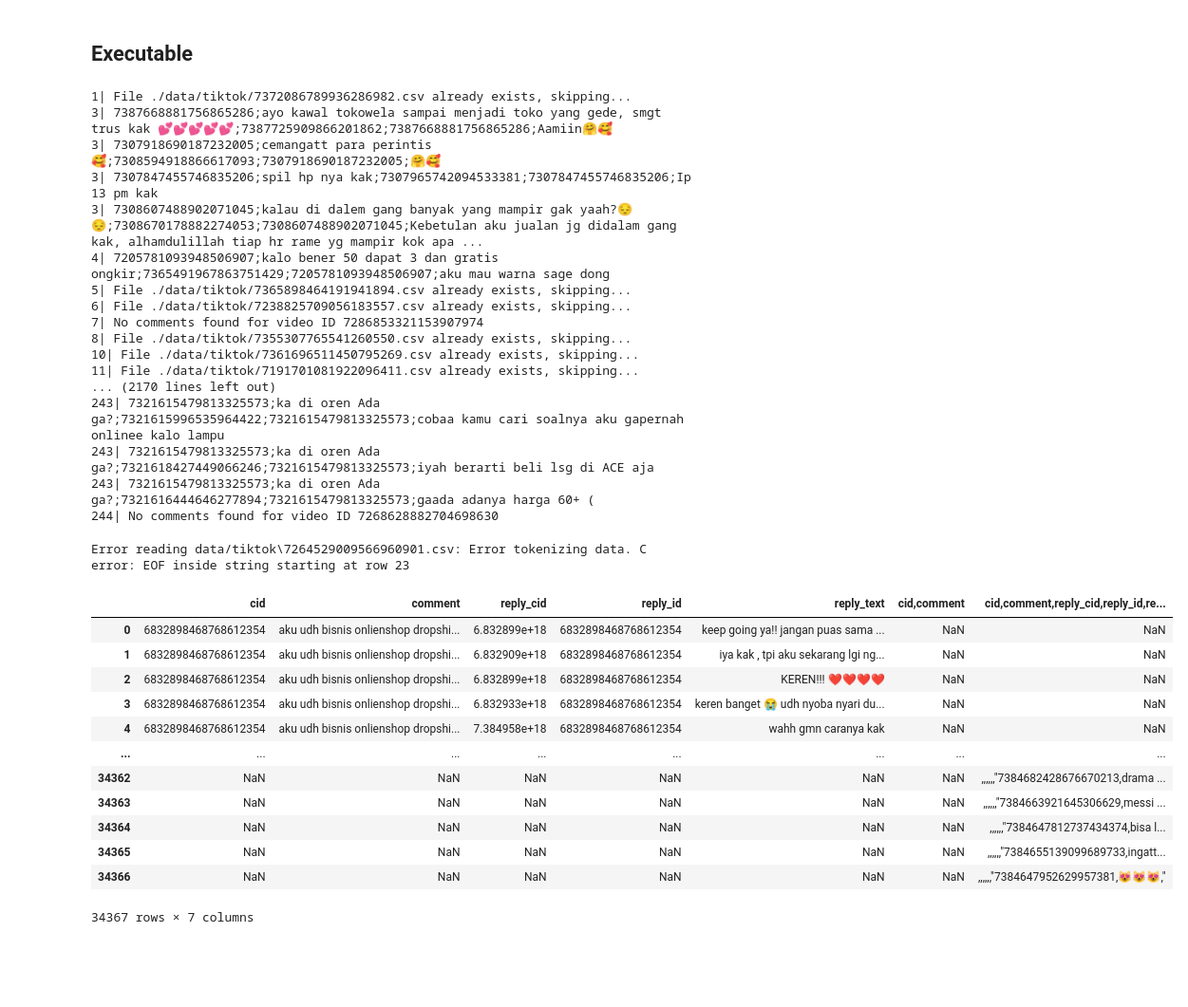
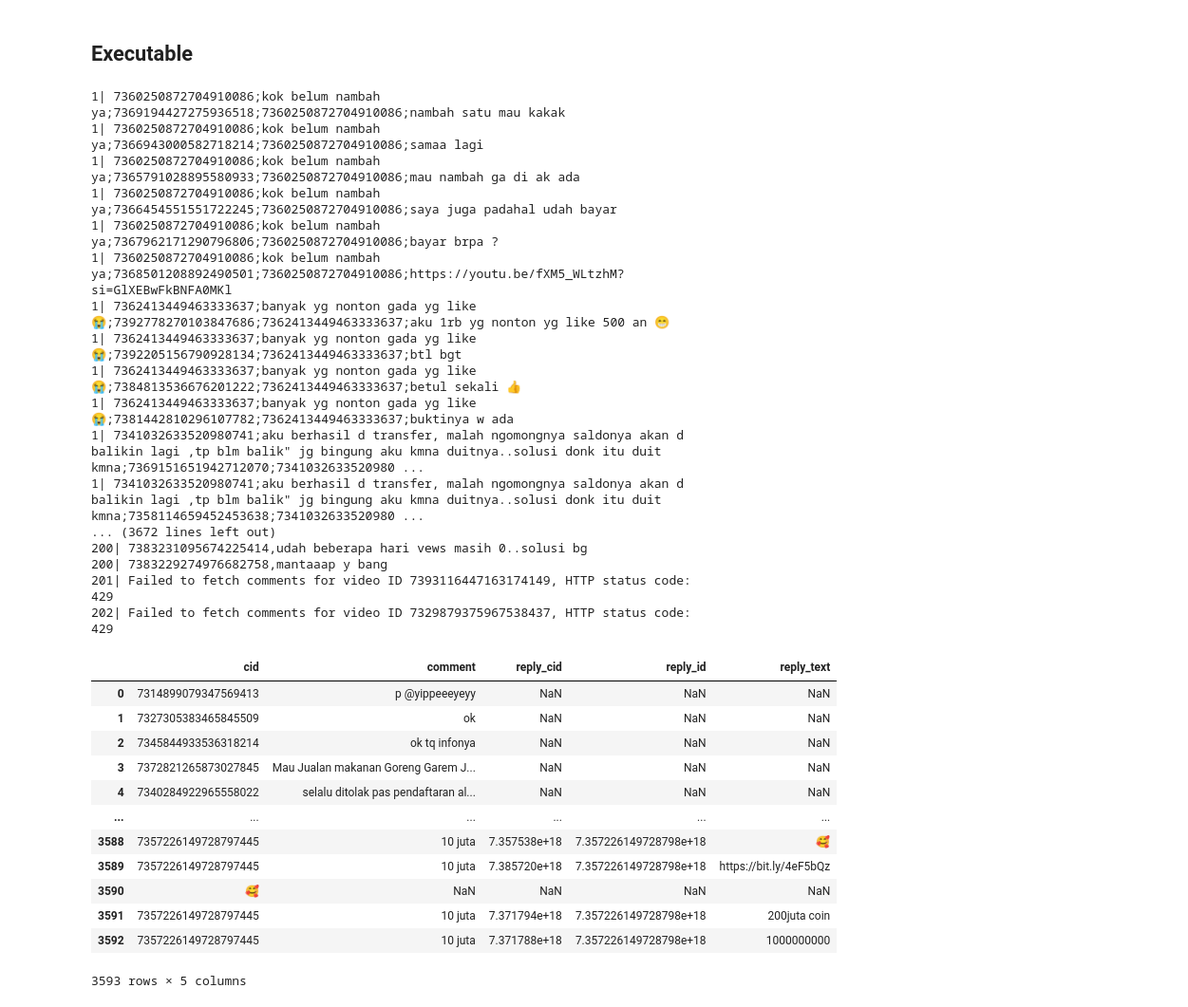
Before and after one commit to Rizukaf-id/Scrape-X-TikTok, a Jupyter notebook: titokapi.ipynb, the cells around one changed output. Shown at 95% size. Saved outputs shown, nothing was run; the diff lists cells and outputs as text; code cells hidden in the pictures; blank space fills up the shorter version.

Commit message:
batch 5 tiktok

```diff
--- a/titokapi.ipynb
+++ b/titokapi.ipynb
@@ -223,7 +223,7 @@ headers = {
 n = 0
 for id in video_id:
     n += 1
-    file_path = f'./data/tiktok/{id}.csv'
+    file_path = f'./data/tiktok/batch_5/{id}.csv'
 
     if not os.path.exists(file_path):
         querystring_comment = {"videoId": f"{id}", "count": "2000", "cursor": "0"}
@@ -257,26 +257,26 @@ for id in video_id:
     else:
         print(f"{n}| File {file_path} already exists, skipping...")
 # %% [output]
-1| File ./data/tiktok/7372086789936286982.csv already exists, skipping...
-3| 7387668881756865286;ayo kawal tokowela sampai menjadi toko yang gede, smgt trus kak 💕💕💕💕💕;7387725909866201862;7387668881756865286;Aamiin🤗🥰
-3| 7307918690187232005;cemangatt para perintis🥰;7308594918866617093;7307918690187232005;🤗🥰
-3| 7307847455746835206;spil hp nya kak;7307965742094533381;7307847455746835206;Ip 13 pm kak
-3| 7308607488902071045;kalau di dalem gang banyak yang mampir gak yaah?😔😔;7308670178882274053;7308607488902071045;Kebetulan aku jualan jg didalam gang kak, alhamdulillah tiap hr rame yg mampir kok apa ...
-4| 7205781093948506907;kalo bener 50 dapat 3 dan gratis ongkir;7365491967863751429;7205781093948506907;aku mau warna sage dong
-5| File ./data/tiktok/7365898464191941894.csv already exists, skipping...
-6| File ./data/tiktok/7238825709056183557.csv already exists, skipping...
-7| No comments found for video ID 7286853321153907974
-8| File ./data/tiktok/7355307765541260550.csv already exists, skipping...
-10| File ./data/tiktok/7361696511450795269.csv already exists, skipping...
-11| File ./data/tiktok/7191701081922096411.csv already exists, skipping...
-... (2170 lines left out)
-243| 7321615479813325573;ka di oren Ada ga?;7321615996535964422;7321615479813325573;cobaa kamu cari soalnya aku gapernah onlinee kalo lampu
-243| 7321615479813325573;ka di oren Ada ga?;7321618427449066246;7321615479813325573;iyah berarti beli lsg di ACE aja
-243| 7321615479813325573;ka di oren Ada ga?;7321616444646277894;7321615479813325573;gaada adanya harga 60+ (
-244| No comments found for video ID 7268628882704698630
+1| 7360250872704910086;kok belum nambah ya;7369194427275936518;7360250872704910086;nambah satu mau kakak
+1| 7360250872704910086;kok belum nambah ya;7366943000582718214;7360250872704910086;samaa lagi
+1| 7360250872704910086;kok belum nambah ya;7365791028895580933;7360250872704910086;mau nambah ga di ak ada
+1| 7360250872704910086;kok belum nambah ya;7366454551551722245;7360250872704910086;saya juga padahal udah bayar
+1| 7360250872704910086;kok belum nambah ya;7367962171290796806;7360250872704910086;bayar brpa ?
+1| 7360250872704910086;kok belum nambah ya;7368501208892490501;7360250872704910086;https://youtu.be/fXM5_WLtzhM?si=GlXEBwFkBNFA0MKl
+1| 7362413449463333637;banyak yg nonton gada yg like😭;7392778270103847686;7362413449463333637;aku 1rb yg nonton yg like 500 an 😁
+1| 7362413449463333637;banyak yg nonton gada yg like😭;7392205156790928134;7362413449463333637;btl bgt
+1| 7362413449463333637;banyak yg nonton gada yg like😭;7384813536676201222;7362413449463333637;betul sekali 👍
+1| 7362413449463333637;banyak yg nonton gada yg like😭;7381442810296107782;7362413449463333637;buktinya w ada
+1| 7341032633520980741;aku berhasil d transfer, malah ngomongnya saldonya akan d balikin lagi ,tp blm balik" jg bingung aku kmna duitnya..solusi donk itu duit kmna;7369151651942712070;7341032633520980 ...
+1| 7341032633520980741;aku berhasil d transfer, malah ngomongnya saldonya akan d balikin lagi ,tp blm balik" jg bingung aku kmna duitnya..solusi donk itu duit kmna;7358114659452453638;7341032633520980 ...
+... (3672 lines left out)
+200| 7383231095674225414,udah beberapa hari vews masih 0..solusi bg
+200| 7383229274976682758,mantaaap y bang
+201| Failed to fetch comments for video ID 7393116447163174149, HTTP status code: 429
+202| Failed to fetch comments for video ID 7329879375967538437, HTTP status code: 429
 # %%
 # Define the directory path
-directory_path = 'data/tiktok'
+directory_path = 'data/tiktok/batch_5'
 
 # Ensure the directory exists to avoid FileNotFoundError
 if os.path.exists(directory_path):
@@ -304,24 +304,22 @@ if os.path.exists(directory_path):
         combined_df = pd.concat(dataframes, ignore_index=True)
 
         # Optional: Save the combined dataframe to a new CSV file
-        combined_df.to_csv('data/tiktok/combined_data/new_combined_tiktok_data_batch_3.csv', index=False)
+        combined_df.to_csv('data/tiktok/combined_data/new_combined_tiktok_data_batch_5.csv', index=False)
 else:
     print(f"Directory {directory_path} does not exist.")
-# %% [output]
-Error reading data/tiktok\7264529009566960901.csv: Error tokenizing data. C error: EOF inside string starting at row 23
 # %%
-pd.read_csv('data/tiktok/combined_data/new_combined_tiktok_data_batch_3.csv')
+pd.read_csv('data/tiktok/combined_data/new_combined_tiktok_data_batch_5.csv')
 # %% [output]
-|  | cid | comment | reply_cid | reply_id | reply_text | cid,comment | cid,comment,reply_cid,reply_id,re... |
-| 0 | 6832898468768612354 | aku udh bisnis onlienshop dropshi... | 6.832899e+18 | 6832898468768612354 | keep going ya!! jangan puas sama ... | NaN | NaN |
-| 1 | 6832898468768612354 | aku udh bisnis onlienshop dropshi... | 6.832909e+18 | 6832898468768612354 | iya kak , tpi aku sekarang lgi ng... | NaN | NaN |
-| 2 | 6832898468768612354 | aku udh bisnis onlienshop dropshi... | 6.832899e+18 | 6832898468768612354 | KEREN!!! ❤️❤️❤️❤️ | NaN | NaN |
-| 3 | 6832898468768612354 | aku udh bisnis onlienshop dropshi... | 6.832933e+18 | 6832898468768612354 | keren banget 😭 udh nyoba nyari du... | NaN | NaN |
-| 4 | 6832898468768612354 | aku udh bisnis onlienshop dropshi... | 7.384958e+18 | 6832898468768612354 | wahh gmn caranya kak | NaN | NaN |
-| ... | ... | ... | ... | ... | ... | ... | ... |
-| 34362 | NaN | NaN | NaN | NaN | NaN | NaN | ,,,,,,"7384682428676670213,drama ... |
-| 34363 | NaN | NaN | NaN | NaN | NaN | NaN | ,,,,,,"7384663921645306629,messi ... |
-| 34364 | NaN | NaN | NaN | NaN | NaN | NaN | ,,,,,,"7384647812737434374,bisa l... |
-| 34365 | NaN | NaN | NaN | NaN | NaN | NaN | ,,,,,,"7384655139099689733,ingatt... |
-| 34366 | NaN | NaN | NaN | NaN | NaN | NaN | ,,,,,,"7384647952629957381,😻😻😻," |
+|  | cid | comment | reply_cid | reply_id | reply_text |
+| 0 | 7314899079347569413 | p @yippeeeyeyy | NaN | NaN | NaN |
+| 1 | 7327305383465845509 | ok | NaN | NaN | NaN |
+| 2 | 7345844933536318214 | ok tq infonya | NaN | NaN | NaN |
+| 3 | 7372821265873027845 | Mau Jualan makanan Goreng Garem J... | NaN | NaN | NaN |
+| 4 | 7340284922965558022 | selalu ditolak pas pendaftaran al... | NaN | NaN | NaN |
+| ... | ... | ... | ... | ... | ... |
+| 3588 | 7357226149728797445 | 10 juta | 7.357538e+18 | 7.357226149728798e+18 | 🥰 |
+| 3589 | 7357226149728797445 | 10 juta | 7.385720e+18 | 7.357226149728798e+18 | https://bit.ly/4eF5bQz |
+| 3590 | 🥰 | NaN | NaN | NaN | NaN |
+| 3591 | 7357226149728797445 | 10 juta | 7.371794e+18 | 7.357226149728798e+18 | 200juta coin |
+| 3592 | 7357226149728797445 | 10 juta | 7.371788e+18 | 7.357226149728798e+18 | 1000000000 |
-34367 rows × 7 columns
+3593 rows × 5 columns
```
Also changed, not shown: parts of 1 cell of this notebook.
